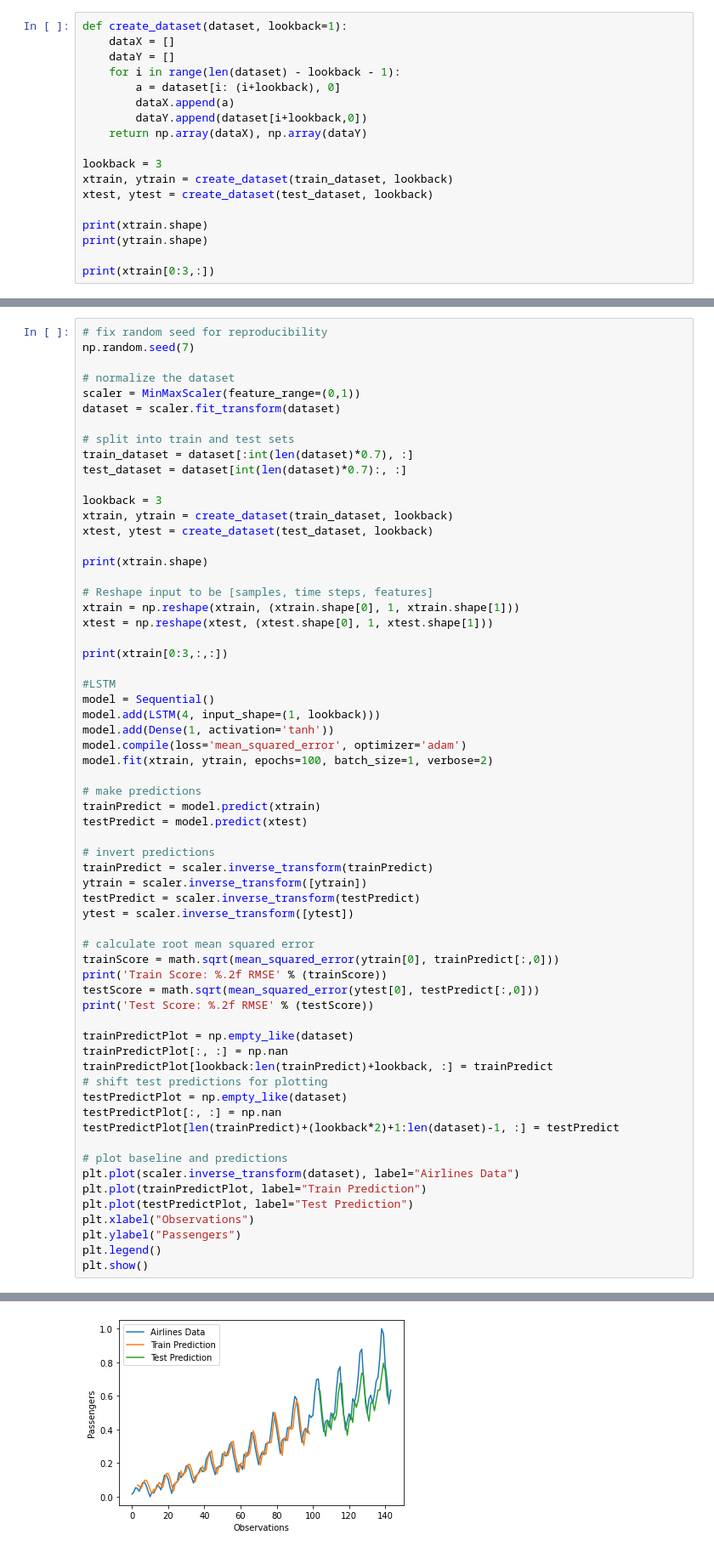
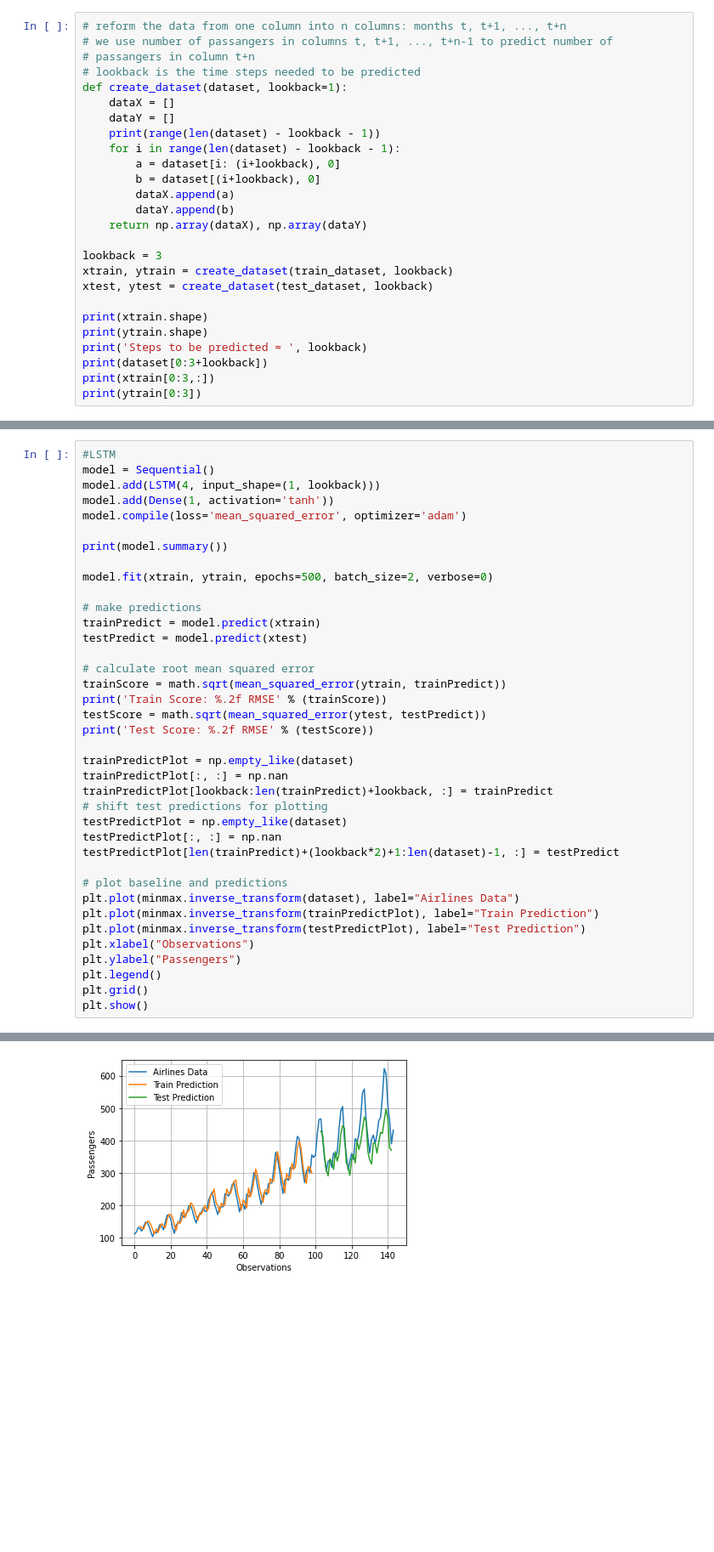
Before and after one commit to ibribr/DT8807, a Jupyter notebook: Airline_Passengers.ipynb, the cells around one changed output, grey strips where cells are left out. Shown: that part at 85% size. Drawn from its saved outputs; the diff is of its cells as text; blank space fills up the shorter version.

```diff
--- a/Airline_Passengers.ipynb
+++ b/Airline_Passengers.ipynb
@@ -32,11 +55,17 @@ print(len(train_dataset), len(test_dataset))
 # %%
+# reform the data from one column into n columns: months t, t+1, ..., t+n
+# we use number of passangers in columns t, t+1, ..., t+n-1 to predict number of
+# passangers in column t+n
+# lookback is the time steps needed to be predicted
 def create_dataset(dataset, lookback=1):
     dataX = []
     dataY = []
+    print(range(len(dataset) - lookback - 1))
     for i in range(len(dataset) - lookback - 1):
         a = dataset[i: (i+lookback), 0]
+        b = dataset[(i+lookback), 0]
         dataX.append(a)
-        dataY.append(dataset[i+lookback,0])
+        dataY.append(b)
     return np.array(dataX), np.array(dataY)
 
 lookback = 3
@@ -45,6 +74,8 @@ xtest, ytest = create_dataset(test_dataset, lookback)
 
 print(xtrain.shape)
 print(ytrain.shape)
-
+print('Steps to be predicted = ', lookback)
+print(dataset[0:3+lookback])
 print(xtrain[0:3,:])
+print(ytrain[0:3])
 # %% [output]
@@ -116,48 +243,22 @@ WARNING:tensorflow:5 out of the last 11 calls to <function Model.make_predict_fu
 # %%
-# fix random seed for reproducibility
-np.random.seed(7)
-
-# normalize the dataset
-scaler = MinMaxScaler(feature_range=(0,1))
-dataset = scaler.fit_transform(dataset)
-
-# split into train and test sets
-train_dataset = dataset[:int(len(dataset)*0.7), :]
-test_dataset = dataset[int(len(dataset)*0.7):, :]
-
-lookback = 3
-xtrain, ytrain = create_dataset(train_dataset, lookback)
-xtest, ytest = create_dataset(test_dataset, lookback)
-
-print(xtrain.shape)
-
-# Reshape input to be [samples, time steps, features]
-xtrain = np.reshape(xtrain, (xtrain.shape[0], 1, xtrain.shape[1]))
-xtest = np.reshape(xtest, (xtest.shape[0], 1, xtest.shape[1]))
-
-print(xtrain[0:3,:,:])
-
 #LSTM
 model = Sequential()
 model.add(LSTM(4, input_shape=(1, lookback)))
 model.add(Dense(1, activation='tanh'))
 model.compile(loss='mean_squared_error', optimizer='adam')
-model.fit(xtrain, ytrain, epochs=100, batch_size=1, verbose=2)
+
+print(model.summary())
+
+model.fit(xtrain, ytrain, epochs=500, batch_size=2, verbose=0)
 
 # make predictions
 trainPredict = model.predict(xtrain)
 testPredict = model.predict(xtest)
 
-# invert predictions
-trainPredict = scaler.inverse_transform(trainPredict)
-ytrain = scaler.inverse_transform([ytrain])
-testPredict = scaler.inverse_transform(testPredict)
-ytest = scaler.inverse_transform([ytest])
-
 # calculate root mean squared error
-trainScore = math.sqrt(mean_squared_error(ytrain[0], trainPredict[:,0]))
+trainScore = math.sqrt(mean_squared_error(ytrain, trainPredict))
 print('Train Score: %.2f RMSE' % (trainScore))
-testScore = math.sqrt(mean_squared_error(ytest[0], testPredict[:,0]))
+testScore = math.sqrt(mean_squared_error(ytest, testPredict))
 print('Test Score: %.2f RMSE' % (testScore))
 
 trainPredictPlot = np.empty_like(dataset)
@@ -169,11 +270,12 @@ testPredictPlot[:, :] = np.nan
 testPredictPlot[len(trainPredict)+(lookback*2)+1:len(dataset)-1, :] = testPredict
 
 # plot baseline and predictions
-plt.plot(scaler.inverse_transform(dataset), label="Airlines Data")
-plt.plot(trainPredictPlot, label="Train Prediction")
-plt.plot(testPredictPlot, label="Test Prediction")
+plt.plot(minmax.inverse_transform(dataset), label="Airlines Data")
+plt.plot(minmax.inverse_transform(trainPredictPlot), label="Train Prediction")
+plt.plot(minmax.inverse_transform(testPredictPlot), label="Test Prediction")
 plt.xlabel("Observations")
 plt.ylabel("Passengers")
 plt.legend()
+plt.grid()
 plt.show()
 # %% [output]
@@ -197 +299 @@ Test Score: 0.10 RMSE
-[figure, old version]
+[figure, new version]
```
Also changed, not shown: parts of 7 cells of this notebook.
